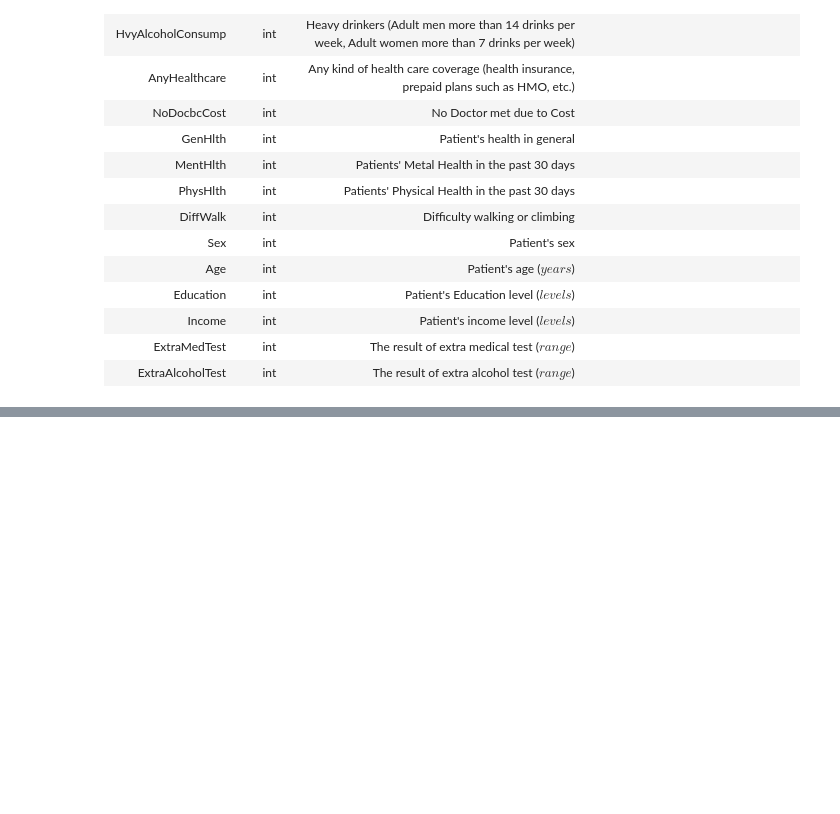
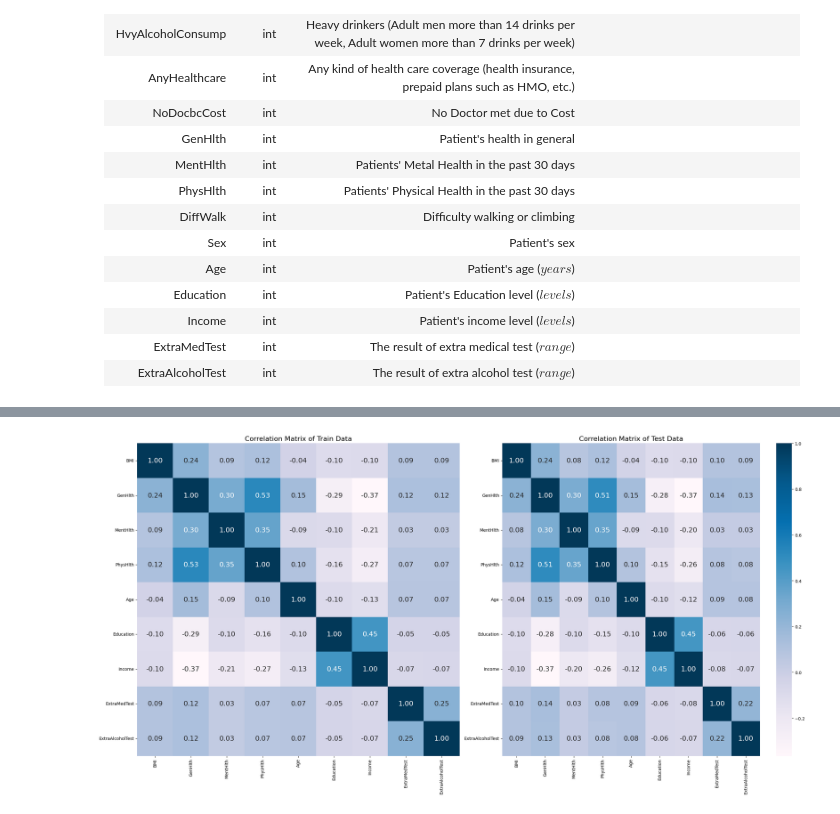
Before and after one commit to LocVu-Tim/COSC2753_A1_s3891483, a Jupyter notebook: notebooks/EDA.ipynb, the cells around one changed output, grey strips where cells are left out. Drawn from its saved outputs; the diff is of its cells as text; code cells hidden in the pictures; blank space fills up the shorter version.

```diff
--- a/notebooks/EDA.ipynb
+++ b/notebooks/EDA.ipynb
@@ -514,0 +285,29 @@ We will be analyzing columns of `non-binary` only due to the bias of yes-and-no
+# %%
+import seaborn as sns
+import matplotlib.pyplot as plt
+
+# Select non-binary columns
+non_binary_cols = [col for col in df_train.columns if df_train[col].nunique() > 2]
+
+# Calculate correlation matrix for train data
+train_corr = df_train[non_binary_cols].corr()
+
+# Calculate correlation matrix for test data
+test_corr = df_test[non_binary_cols].corr()
+
+# Create a figure with 2 subplots
+fig, (ax1, ax2) = plt.subplots(ncols=2, figsize=(24, 12))
+
+# Plot heatmap for train data
+sns.heatmap(train_corr, annot=True, fmt=".2f", cmap='PuBu', ax=ax1, cbar=False, annot_kws={"size": 16})
+ax1.set_title("Correlation Matrix of Train Data", fontsize=16)
+
+# Plot heatmap for test data
+sns.heatmap(test_corr, annot=True, fmt=".2f", cmap='PuBu', ax=ax2, annot_kws={"size": 16})
+ax2.set_title("Correlation Matrix of Test Data", fontsize=16)
+
+# Display the figure
+plt.tight_layout()
+plt.show()
+# %% [output]
+[figure, added]
```
Also changed, not shown: parts of 86 cells of this notebook.
